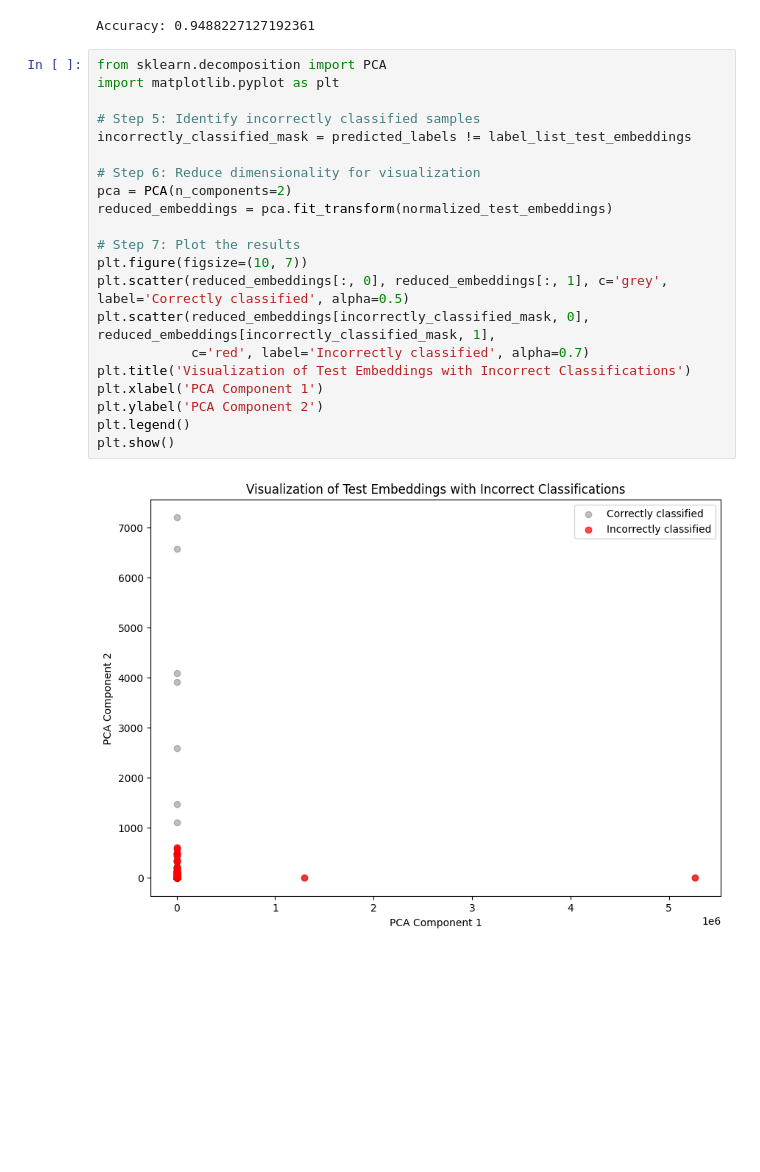
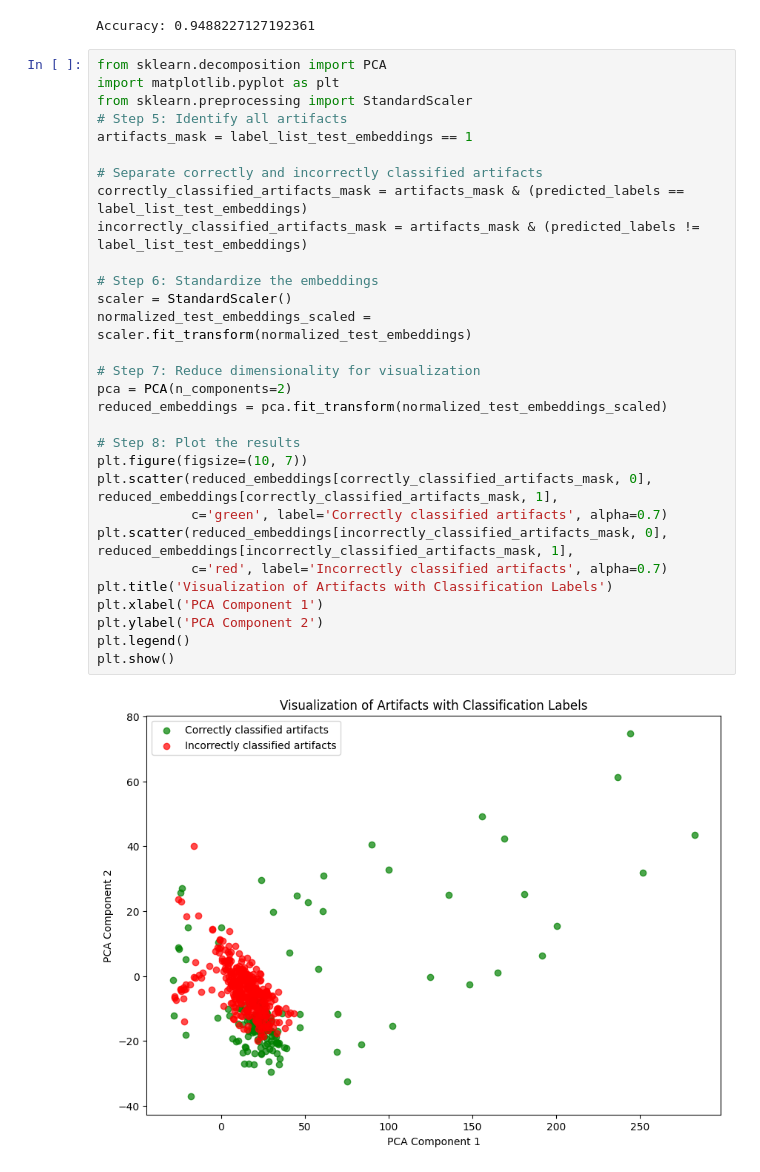
Before and after one commit to LucasDJensen/02466-spindle, a Jupyter notebook: extract_embeddings/kornum/Analysis.ipynb, the cells around one changed output. Cells and saved outputs as stored; diff of their text form; blank space fills up the shorter version.

```diff
--- a/extract_embeddings/kornum/Analysis.ipynb
+++ b/extract_embeddings/kornum/Analysis.ipynb
@@ -42,23 +42,32 @@ Accuracy: 0.9488227127192361
 # %%
 from sklearn.decomposition import PCA
 import matplotlib.pyplot as plt
+from sklearn.preprocessing import StandardScaler
+# Step 5: Identify all artifacts
+artifacts_mask = label_list_test_embeddings == 1
 
-# Step 5: Identify incorrectly classified samples
-incorrectly_classified_mask = predicted_labels != label_list_test_embeddings
+# Separate correctly and incorrectly classified artifacts
+correctly_classified_artifacts_mask = artifacts_mask & (predicted_labels == label_list_test_embeddings)
+incorrectly_classified_artifacts_mask = artifacts_mask & (predicted_labels != label_list_test_embeddings)
 
-# Step 6: Reduce dimensionality for visualization
+# Step 6: Standardize the embeddings
+scaler = StandardScaler()
+normalized_test_embeddings_scaled = scaler.fit_transform(normalized_test_embeddings)
+
+# Step 7: Reduce dimensionality for visualization
 pca = PCA(n_components=2)
-reduced_embeddings = pca.fit_transform(normalized_test_embeddings)
+reduced_embeddings = pca.fit_transform(normalized_test_embeddings_scaled)
 
-# Step 7: Plot the results
+# Step 8: Plot the results
 plt.figure(figsize=(10, 7))
-plt.scatter(reduced_embeddings[:, 0], reduced_embeddings[:, 1], c='grey', label='Correctly classified', alpha=0.5)
-plt.scatter(reduced_embeddings[incorrectly_classified_mask, 0], reduced_embeddings[incorrectly_classified_mask, 1],
-            c='red', label='Incorrectly classified', alpha=0.7)
-plt.title('Visualization of Test Embeddings with Incorrect Classifications')
+plt.scatter(reduced_embeddings[correctly_classified_artifacts_mask, 0], reduced_embeddings[correctly_classified_artifacts_mask, 1],
+            c='green', label='Correctly classified artifacts', alpha=0.7)
+plt.scatter(reduced_embeddings[incorrectly_classified_artifacts_mask, 0], reduced_embeddings[incorrectly_classified_artifacts_mask, 1],
+            c='red', label='Incorrectly classified artifacts', alpha=0.7)
+plt.title('Visualization of Artifacts with Classification Labels')
 plt.xlabel('PCA Component 1')
 plt.ylabel('PCA Component 2')
 plt.legend()
 plt.show()
 # %% [output]
-[figure, old version]
+[figure, new version]
```
Also changed, not shown: 1 other file.
